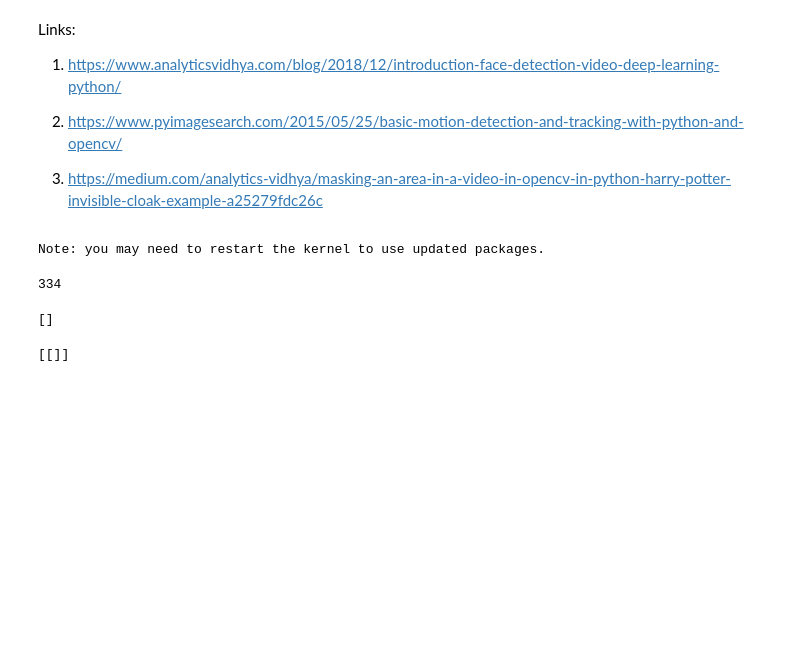
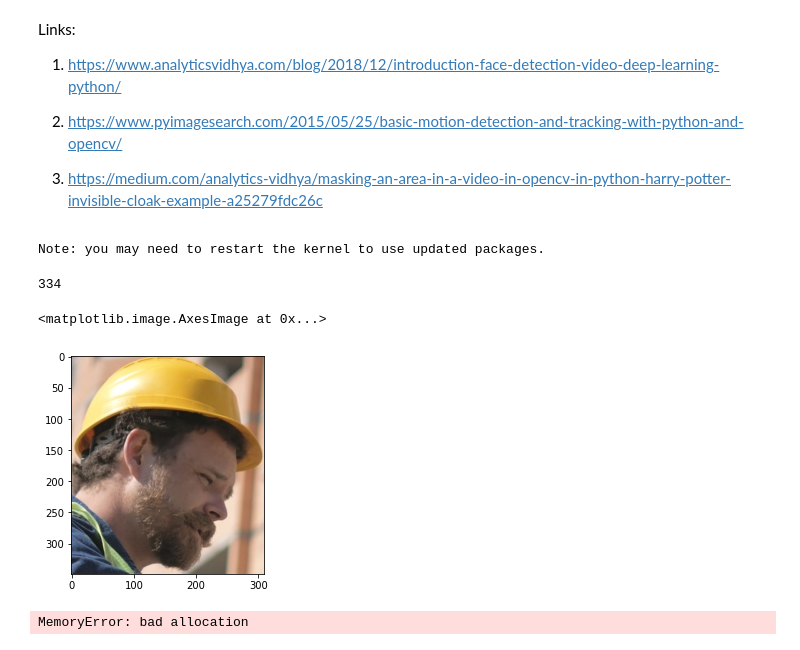
Before and after one commit to sami12rom/facerecognition, a Jupyter notebook: facerecognition.ipynb, the cells around one changed output. Drawn from its saved outputs; the diff is of its cells as text; code cells hidden in the pictures; blank space fills up the shorter version.

```diff
--- a/facerecognition.ipynb
+++ b/facerecognition.ipynb
@@ -22,5 +23,9 @@ length = int(input_movie.get(cv2.CAP_PROP_FRAME_COUNT))
 # %% [output]
 334
 # %%
-image = face_recognition.load_image_file("samples/se11.png")
+image = face_recognition.api.load_image_file("samples/se111.jpg")
+plt.imshow(image)
+# %% [output]
+<matplotlib.image.AxesImage at 0x...>
+[figure, added]
 # %%
@@ -29,7 +34,3 @@ known_faces = [ face_encoding, ]
-# %%
-face_encoding
-# %% [output]
-[]
 # %%
 # Initialize variables
 face_locations = []
@@ -63,7 +64,7 @@ while True:
 
         name = None
         if match[0]:
-            name = "Phani Srikant"
+            name = "Engineer"
 
         face_names.append(name)
 
@@ -88,4 +89,4 @@ while True:
 input_movie.release()
 cv2.destroyAllWindows()
 # %% [output]
-[[]]
+MemoryError: bad allocation
```
Also changed, not shown: parts of 2 cells of this notebook, 1 other file.
